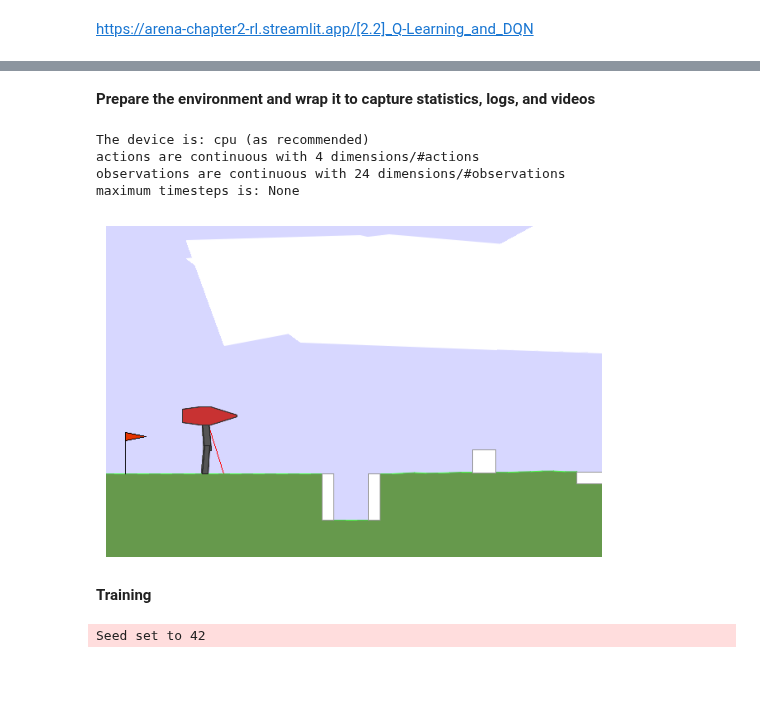
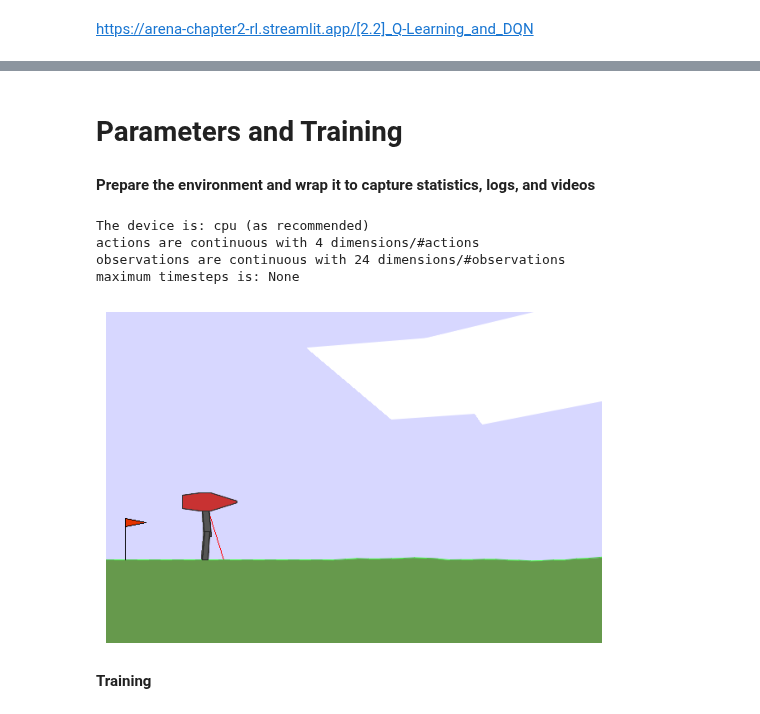
Before and after one commit to Theosdoor/Bipedal-Walking-with-RL, a Jupyter notebook: nchw73/nchw73-agent-code.ipynb, the cells around one changed output, grey strips where cells are left out. Saved outputs shown, nothing was run; the diff lists cells and outputs as text; code cells hidden in the pictures; blank space fills up the shorter version.

Commit message:
got graph working!

```diff
--- a/nchw73/nchw73-agent-code.ipynb
+++ b/nchw73/nchw73-agent-code.ipynb
@@ -230,3 +791,5 @@ class TD3_agent():
+# %% [markdown]
+# Parameters and Training
 # %% [markdown]
 **Prepare the environment and wrap it to capture statistics, logs, and videos**
 # %%
@@ -250,67 +864,37 @@ params = {
 # %%
-hardcore = False
+## SETUP
 
+# make env
 if hardcore == False:
   env = rld.make("rldurham/Walker", render_mode="rgb_array")
-  eval_env = rld.make("rldurham/Walker", render_mode="rgb_array") # TODO Jinghao - maybe necessary to eval policy w/o noise?
 else:
   env = rld.make("rldurham/Walker", render_mode="rgb_array", hardcore=True) # only attempt this when your agent has solved the non-hardcore version
-  eval_env = rld.make("rldurham/Walker", render_mode="rgb_array", hardcore=True)
 
 # get statistics, logs, and videos
-if hardcore:
-    vid_prefix = "nchw73-agent-hardcore-video"
-else:
-    vid_prefix = "nchw73-agent-video"
-
 env = rld.Recorder(
     env,
     smoothing=10,                       # track rolling averages (useful for plotting)
     video=True,                         # enable recording videos
     video_folder="videos",              # folder for videos
-    video_prefix=vid_prefix,  # prefix for videos
+    video_prefix="nchw73-agent-hardcore-video" if hardcore else "nchw73-agent-video",  # prefix for videos
     logs=True,                          # keep logs
 )
 
 # training on CPU recommended
 rld.check_device()
 
 # environment info
-discrete_act, discrete_obs, act_dim, obs_dim = rld.env_info(env, print_out=True)
+discrete_act, discrete_obs, params['action_dim'], params['state_dim'] = rld.env_info(env, print_out=True) # note: state_dim = obs_dim
 params['max_action'] = float(env.action_space.high[0]) # Jinghao: this is used to scale the agent's actions to ensure they stay in action space
 
 # render start image
-env.reset(seed=42)
+env.reset(seed=seed)
 rld.render(env)
 # %% [output]
 The device is: cpu (as recommended)
 actions are continuous with 4 dimensions/#actions
 observations are continuous with 24 dimensions/#observations
 maximum timesteps is: None
-[figure, old version]
+[figure, new version]
 # %% [markdown]
 **Training**
-# %%
-# in the submission please use seed_everything with seed 42 for verification
-seed, observation, info = rld.seed_everything(42, env)
-
-max_episodes = 1000
-max_timesteps = 2000 # DO NOT CHANGE
-max_total_steps = max_episodes * max_timesteps
-warm_up_steps = 10 * max_timesteps # TODO adjust this to need
-
-# for Jinghao format TODO change
-params['state_dim'] = obs_dim
-params['action_dim'] = act_dim
-
-# track statistics for plotting
-tracker = rld.InfoTracker()
-
-is_recording = False
-env.video = False # switch video recording off (only switch on every x episodes as this is slow)
-
-# initialise agent
-agent = TD3_agent(**params) # ** unpacks the dictionary into keyword arguments
-# summary(agent) # torchinfo for parameter breakdown
-# %% [output]
-Seed set to 42
```
Also changed, not shown: parts of 33 cells of this notebook.
